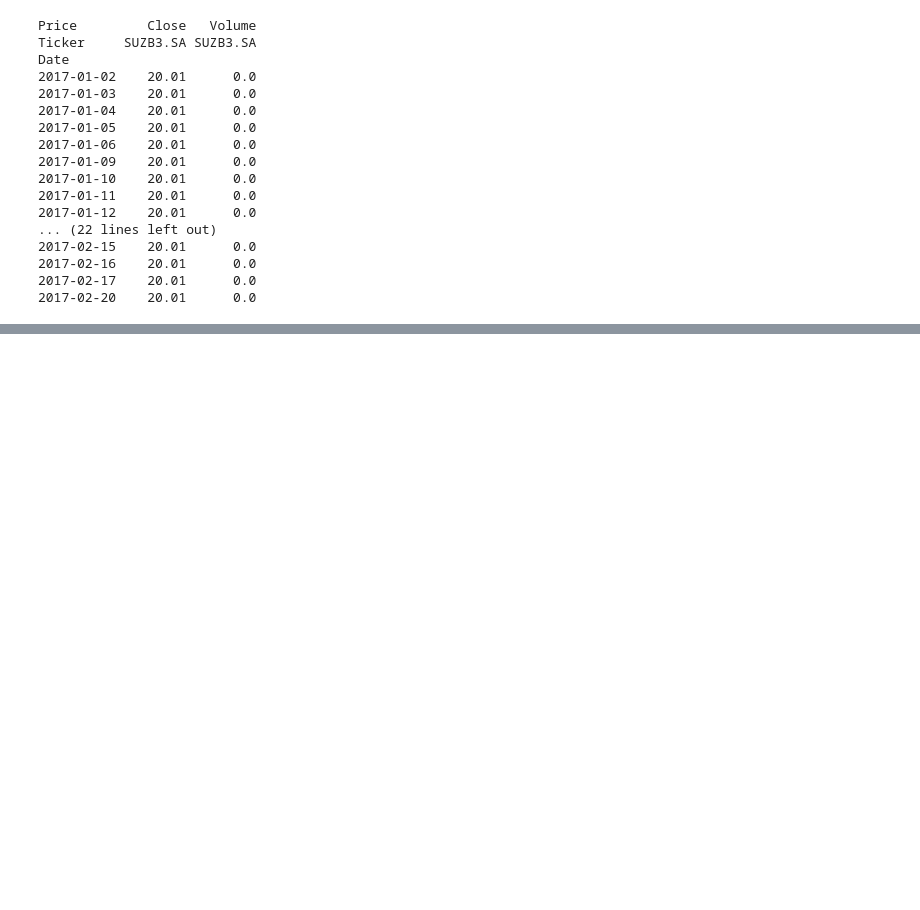
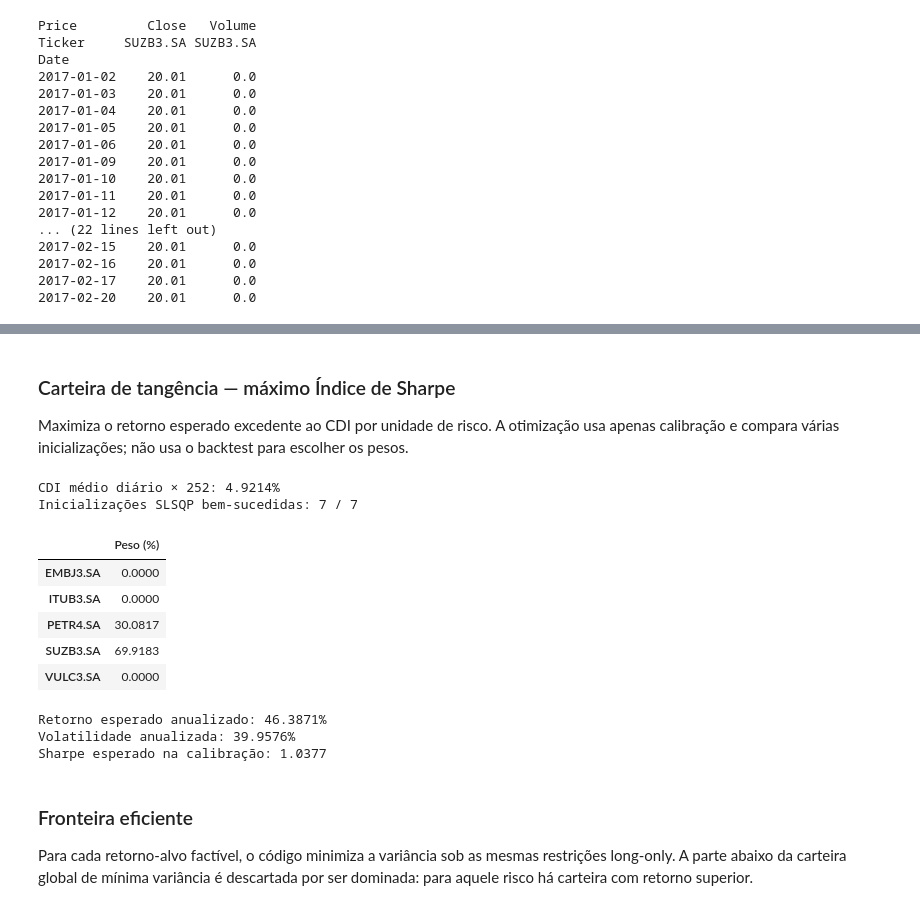
Before and after one commit to MatheusBorgesBS/Projeto-financeiro-elias, a Jupyter notebook: test.ipynb, the cells around one changed output, grey strips where cells are left out. Drawn from its saved outputs; the diff is of its cells as text; code cells hidden in the pictures; blank space fills up the shorter version.

```diff
--- a/test.ipynb
+++ b/test.ipynb
@@ -938,0 +797,50 @@ VULC3.SA  0.466719  0.539847  0.448981  0.080825  1.000000
+# %% [markdown]
+### Carteira de tangência — máximo Índice de Sharpe
+
+Maximiza o retorno esperado excedente ao CDI por unidade de risco. A otimização usa apenas calibração e compara várias inicializações; não usa o backtest para escolher os pesos.
+# %%
+# Carteira de tangência — maximiza o Sharpe esperado na calibração.
+# CDI diário é convertido para a mesma aproximação anual usada nos retornos (média × 252).
+cdi_calibracao = serie_cdi.reindex(retornos_calibracao.index).dropna()
+if cdi_calibracao.empty:
+    raise ValueError("Não há CDI alinhado à janela de calibração.")
+taxa_livre_risco_anual = float(cdi_calibracao.mean() * 252)
+
+def menos_sharpe(pesos):
+    retorno = float(pesos @ retornos_anuais_ativos.to_numpy())
+    risco = volatilidade_anualizada(pesos)
+    return -(retorno - taxa_livre_risco_anual) / risco
+
+# Várias inicializações reduzem a dependência de um único ponto inicial no SLSQP.
+inicios_sharpe = [pesos_iguais, pesos_min_variancia] + [np.eye(n_ativos)[i] for i in range(n_ativos)]
+resultados_sharpe = [minimize(menos_sharpe, inicio, method="SLSQP", bounds=limites_pesos,
+    constraints=[restricao_soma], options={"maxiter": 2000, "ftol": 1e-12}) for inicio in inicios_sharpe]
+resultados_sharpe_validos = [r for r in resultados_sharpe if r.success]
+if not resultados_sharpe_validos:
+    raise RuntimeError("Máximo Sharpe falhou em todas as inicializações.")
+resultado_max_sharpe = min(resultados_sharpe_validos, key=lambda r: r.fun)
+pesos_max_sharpe = resultado_max_sharpe.x
+validar_pesos(pesos_max_sharpe, "Máximo Sharpe")
+retorno_tangencia_anual = float(pesos_max_sharpe @ retornos_anuais_ativos.to_numpy())
+print("CDI médio diário × 252:", f"{taxa_livre_risco_anual:.4%}")
+print("Inicializações SLSQP bem-sucedidas:", len(resultados_sharpe_validos), "/", len(inicios_sharpe))
+display(pd.DataFrame({"Peso (%)": 100 * pesos_max_sharpe}, index=ativos).round(4))
+print(f"Retorno esperado anualizado: {retorno_tangencia_anual:.4%}")
+print(f"Volatilidade anualizada: {volatilidade_anualizada(pesos_max_sharpe):.4%}")
+print(f"Sharpe esperado na calibração: {(retorno_tangencia_anual-taxa_livre_risco_anual)/volatilidade_anualizada(pesos_max_sharpe):.4f}")
+# %% [output]
+CDI médio diário × 252: 4.9214%
+Inicializações SLSQP bem-sucedidas: 7 / 7
+|  | Peso (%) |
+| EMBJ3.SA | 0.0000 |
+| ITUB3.SA | 0.0000 |
+| PETR4.SA | 30.0817 |
+| SUZB3.SA | 69.9183 |
+| VULC3.SA | 0.0000 |
+Retorno esperado anualizado: 46.3871%
+Volatilidade anualizada: 39.9576%
+Sharpe esperado na calibração: 1.0377
+# %% [markdown]
+### Fronteira eficiente
+
+Para cada retorno-alvo factível, o código minimiza a variância sob as mesmas restrições long-only. A parte abaixo da carteira global de mínima variância é descartada por ser dominada: para aquele risco há carteira com retorno superior.
```
Also changed, not shown: parts of 32 cells of this notebook.
